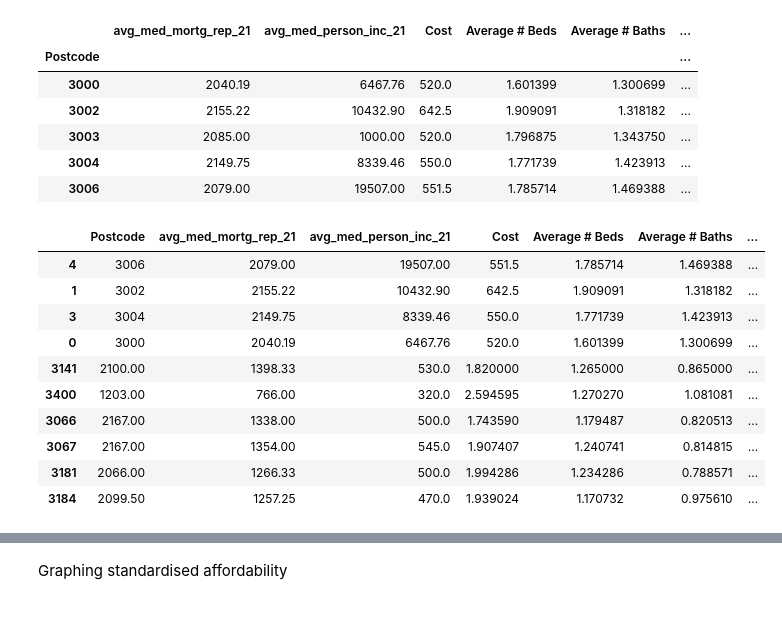
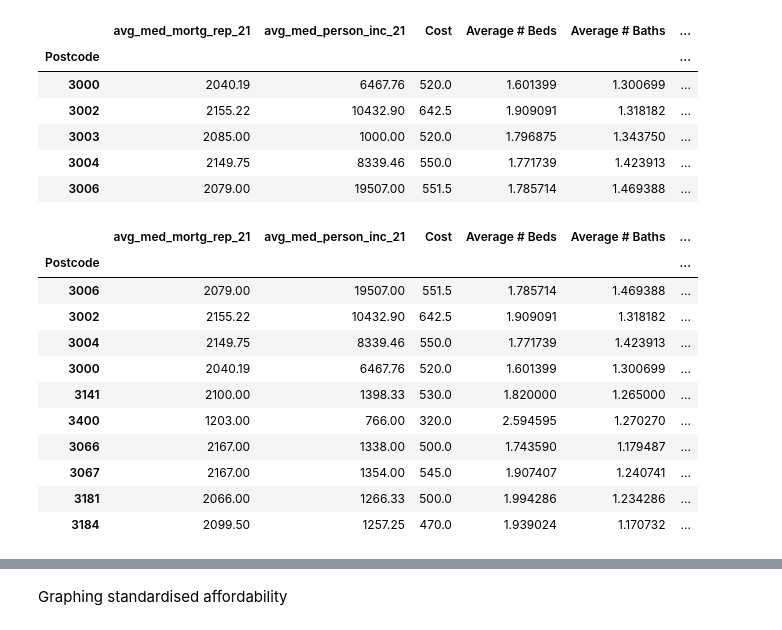
Before and after one commit to MAST30034-Applied-Data-Science/generic-real-estate-consulting-project-group-42, a Jupyter notebook: notebooks/affordability.ipynb, the cells around one changed output, grey strips where cells are left out. Drawn from its saved outputs; the diff is of its cells as text; code cells hidden in the pictures.

Commit message:
editing affordability

```diff
--- a/notebooks/affordability.ipynb
+++ b/notebooks/affordability.ipynb
@@ -209,26 +214,27 @@ df.head()
 # %%
 # Calculating standardised affordability metric
 min_affordability = df.sort_values(by = "Affordability").head(1)["Affordability"].tolist()[0]
 #print(min_affordability)
 max_affordability = df.sort_values(by = "Affordability", ascending = False).head(1)["Affordability"].tolist()[0]
 #print(max_affordability)
 
 df["Standardised Affordability"] = (df["Affordability"] - min_affordability) / (max_affordability - min_affordability)
 
 # Taking 1 - standardised affordability (to make sure metric ranks 0 as least affordable & 1 as most affordable)
-#df["Standardised Affordability"] = 1 - df["Standardised Affordability"]
+df["Standardised Affordability"] = (1 - df["Standardised Affordability"])
 
 # Printing the top 10 most affordable postcodes
-df.sort_values(by = "Affordability").head(10)
+df.sort_values(by = "Standardised Affordability", ascending = False).head(10)
 # %% [output]
-|  | Postcode | avg_med_mortg_rep_21 | avg_med_person_inc_21 | Cost | Average # Beds | Average # Baths | ... |
-| 4 | 3006 | 2079.00 | 19507.00 | 551.5 | 1.785714 | 1.469388 | ... |
-| 1 | 3002 | 2155.22 | 10432.90 | 642.5 | 1.909091 | 1.318182 | ... |
-| 3 | 3004 | 2149.75 | 8339.46 | 550.0 | 1.771739 | 1.423913 | ... |
-| 0 | 3000 | 2040.19 | 6467.76 | 520.0 | 1.601399 | 1.300699 | ... |
-| 3141 | 2100.00 | 1398.33 | 530.0 | 1.820000 | 1.265000 | 0.865000 | ... |
-| 3400 | 1203.00 | 766.00 | 320.0 | 2.594595 | 1.270270 | 1.081081 | ... |
-| 3066 | 2167.00 | 1338.00 | 500.0 | 1.743590 | 1.179487 | 0.820513 | ... |
-| 3067 | 2167.00 | 1354.00 | 545.0 | 1.907407 | 1.240741 | 0.814815 | ... |
-| 3181 | 2066.00 | 1266.33 | 500.0 | 1.994286 | 1.234286 | 0.788571 | ... |
-| 3184 | 2099.50 | 1257.25 | 470.0 | 1.939024 | 1.170732 | 0.975610 | ... |
+|  | avg_med_mortg_rep_21 | avg_med_person_inc_21 | Cost | Average # Beds | Average # Baths | ... |
+| Postcode |  |  |  |  |  | ... |
+| 3006 | 2079.00 | 19507.00 | 551.5 | 1.785714 | 1.469388 | ... |
+| 3002 | 2155.22 | 10432.90 | 642.5 | 1.909091 | 1.318182 | ... |
+| 3004 | 2149.75 | 8339.46 | 550.0 | 1.771739 | 1.423913 | ... |
+| 3000 | 2040.19 | 6467.76 | 520.0 | 1.601399 | 1.300699 | ... |
+| 3141 | 2100.00 | 1398.33 | 530.0 | 1.820000 | 1.265000 | ... |
+| 3400 | 1203.00 | 766.00 | 320.0 | 2.594595 | 1.270270 | ... |
+| 3066 | 2167.00 | 1338.00 | 500.0 | 1.743590 | 1.179487 | ... |
+| 3067 | 2167.00 | 1354.00 | 545.0 | 1.907407 | 1.240741 | ... |
+| 3181 | 2066.00 | 1266.33 | 500.0 | 1.994286 | 1.234286 | ... |
+| 3184 | 2099.50 | 1257.25 | 470.0 | 1.939024 | 1.170732 | ... |
```
Also changed, not shown: parts of 4 cells of this notebook, 2 other files.
